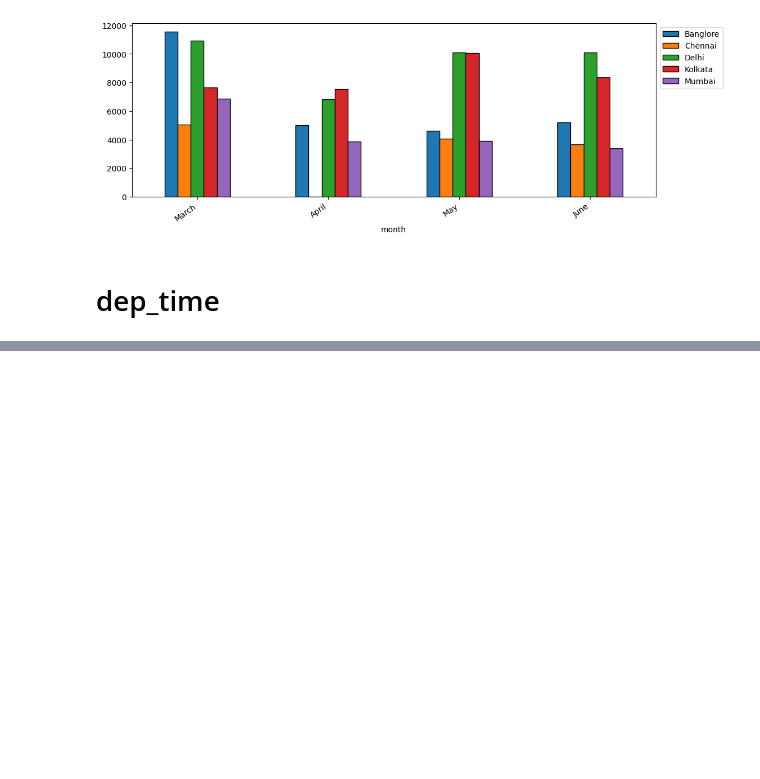
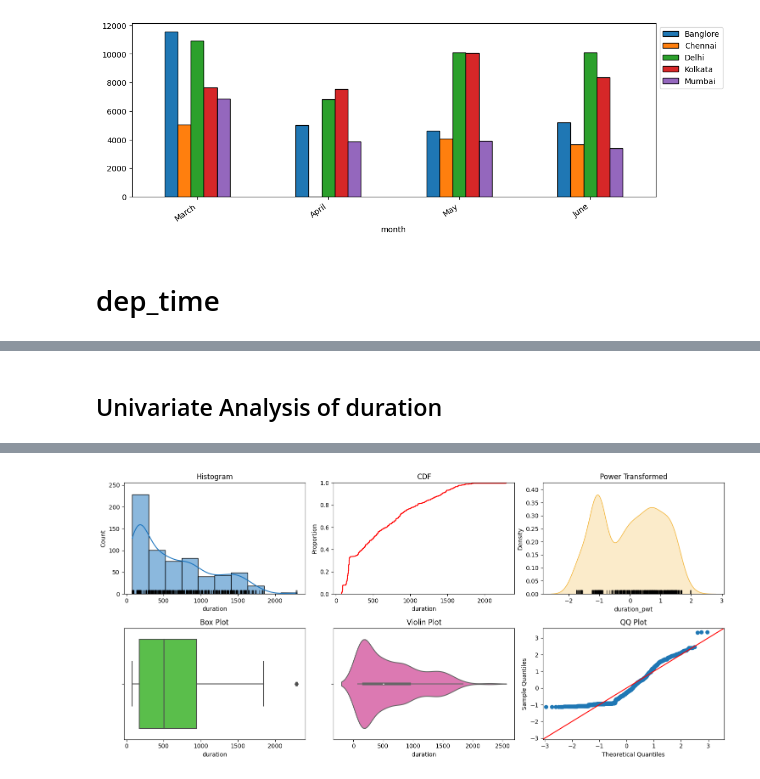
Before and after one commit to Bhagyashree67/Sagemaker_flightpricepredictions, a Jupyter notebook: Notebooks/EDA.ipynb, the cells around one changed output, grey strips where cells are left out. Saved outputs shown, nothing was run; the diff lists cells and outputs as text; code cells hidden in the pictures; blank space fills up the shorter version.

```diff
--- a/Notebooks/EDA.ipynb
+++ b/Notebooks/EDA.ipynb
@@ -362,0 +450,4 @@ Name: dep_time, Length: 640, dtype: datetime64[ns]
+# %%
+eda_helper_functions.num_univar_plots(train_set, "duration")
+# %% [output]
+Univariate Analysis of duration
@@ -362,0 +455 @@ Name: dep_time, Length: 640, dtype: datetime64[ns]
+[figure, added]
```
Also changed, not shown: parts of 18 cells of this notebook, 4 other files.
